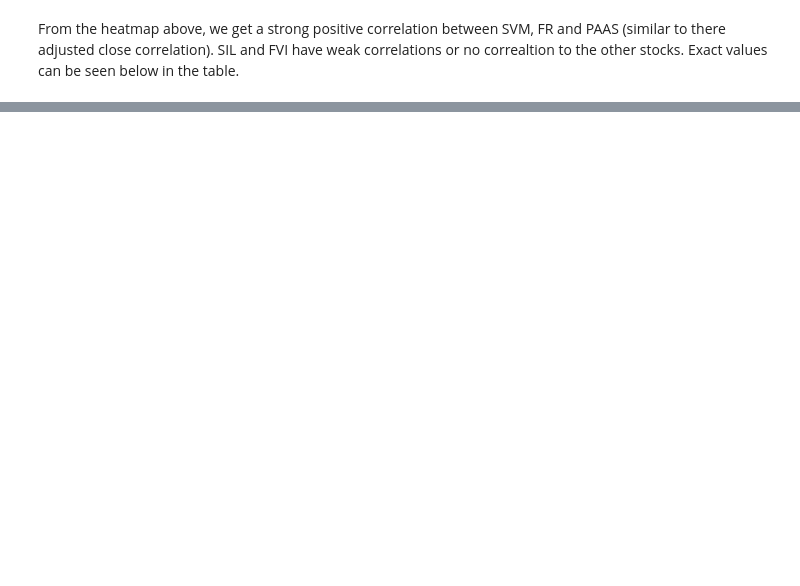
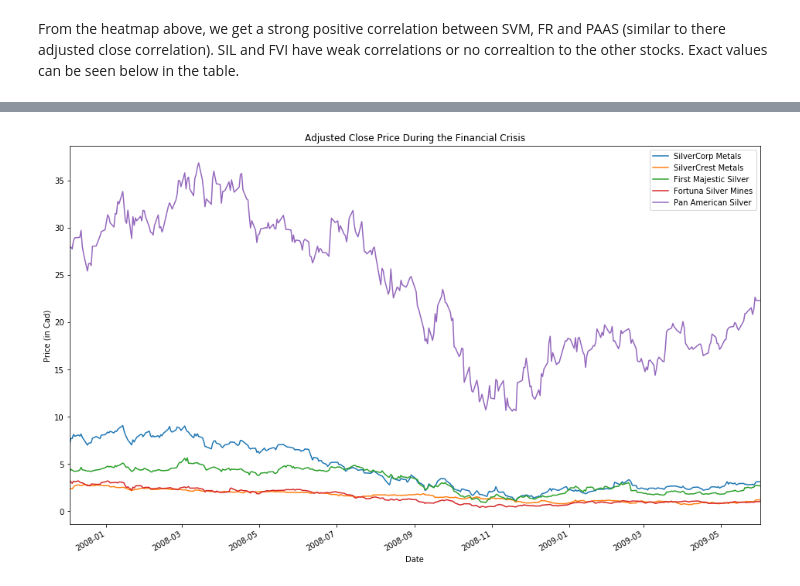
Before and after one commit to Benjamin-Pickers/Stock-Analysis, a Jupyter notebook: Stock analysis/ComparingCanadianSilverStocks.ipynb, the cells around one changed output, grey strips where cells are left out. Drawn from its saved outputs; the diff is of its cells as text; code cells hidden in the pictures; blank space fills up the shorter version.

Commit message:
Added 2008 Financial Crisis Section

```diff
--- a/Stock analysis/ComparingCanadianSilverStocks.ipynb
+++ b/Stock analysis/ComparingCanadianSilverStocks.ipynb
@@ -554,0 +551,12 @@ silver_past_vol_corr
+# %%
+#drop rows with date less than January 1, 2007 or greater than January 1, 2011 in each dataframe
+start_date = pd.to_datetime('2007-12-01')
+end_date = pd.to_datetime('2009-06-01')
+
+svm_2008 = svm_past.loc[(svm_past.index >= start_date) & (svm_past.index <= end_date)]
+sil_2008 = sil_past.loc[(sil_past.index >= start_date) & (sil_past.index <= end_date)]
+fr_2008 = fr_past.loc[(fr_past.index >= start_date) & (fr_past.index <= end_date)]
+fvi_2008 = fvi_past.loc[(fvi_past.index >= start_date) & (fvi_past.index <= end_date)]
+paas_2008 = paas_past.loc[(paas_past.index >= start_date) & (paas_past.index <= end_date)]
+
+svm_2008.head()
@@ -554,0 +571,11 @@ silver_past_vol_corr
+# %%
+#Plot based on Closing prices
+svm_2008['Adj Close'].plot(label='SilverCorp Metals', figsize=(16,10), title='Adjusted Close Price During the Financial Crisis')
+sil_2008['Adj Close'].plot(label='SilverCrest Metals')
+fr_2008['Adj Close'].plot(label='First Majestic Silver')
+fvi_2008['Adj Close'].plot(label='Fortuna Silver Mines')
+paas_2008['Adj Close'].plot(label='Pan American Silver')
+plt.ylabel('Price (in Cad)')
+plt.legend();
+# %% [output]
+[figure, added]
```
Also changed, not shown: parts of 11 cells of this notebook.
